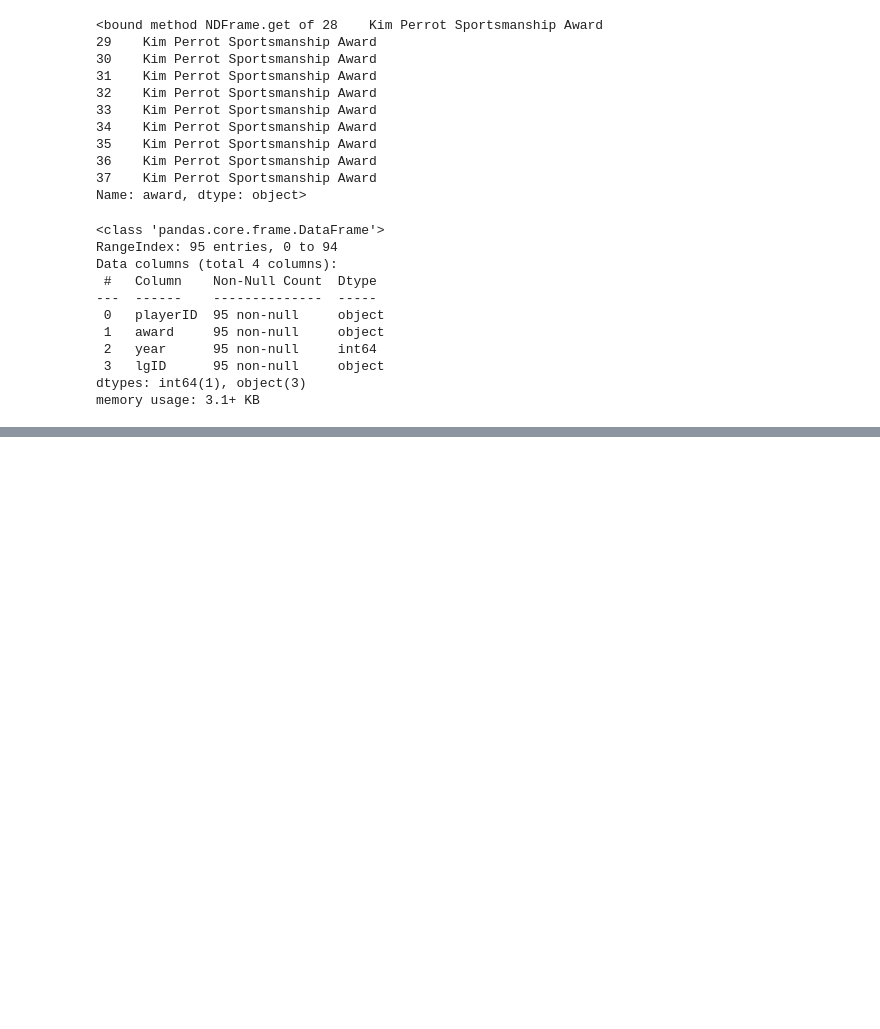
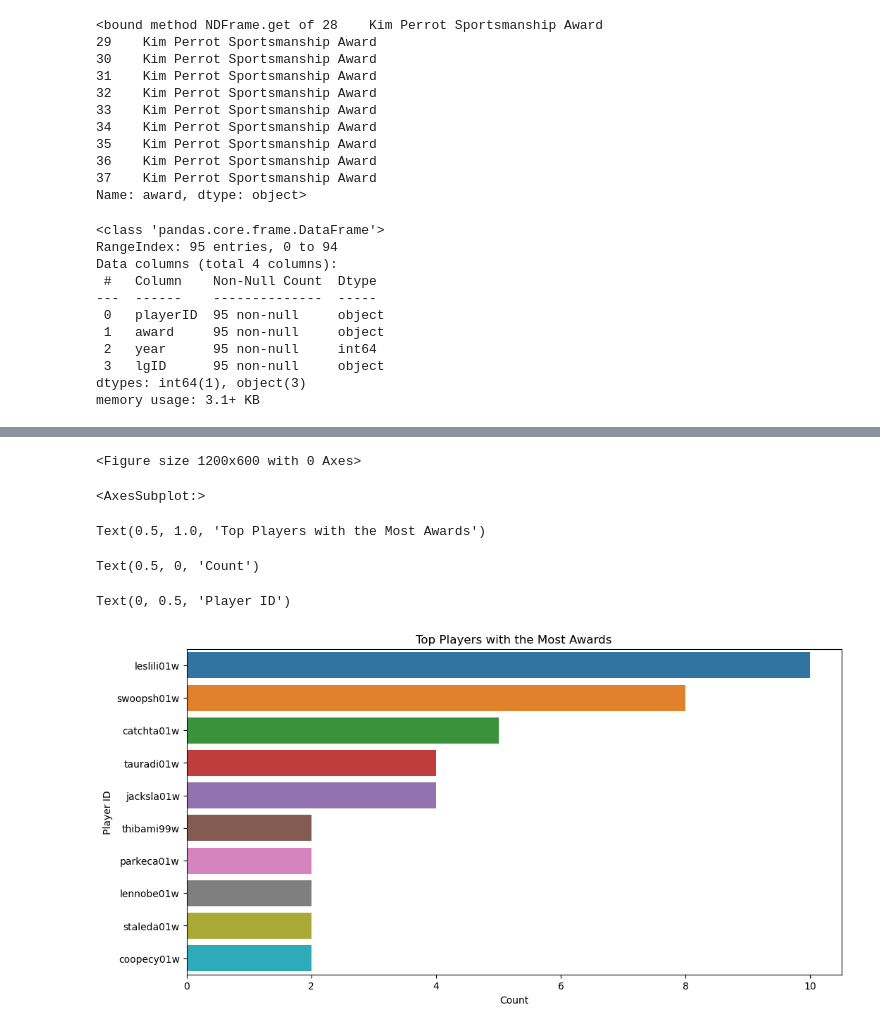
Before and after one commit to DiogoSilva11/AC_proj, a Jupyter notebook: src/awards_players.ipynb, the cells around one changed output, grey strips where cells are left out. Drawn from its saved outputs; the diff is of its cells as text; code cells hidden in the pictures; blank space fills up the shorter version.

```diff
--- a/src/awards_players.ipynb
+++ b/src/awards_players.ipynb
@@ -94,0 +138,16 @@ memory usage: 3.1+ KB
+# %%
+# AWARD COUNTS BY PLAYER
+plt.figure(figsize=(12, 6))
+award_counts = awards_players_data['playerID'].value_counts().head(10)
+sb.barplot(x=award_counts.values, y=award_counts.index, orient='h')
+plt.title('Top Players with the Most Awards')
+plt.xlabel('Count')
+plt.ylabel('Player ID')
+plt.show()
+# %% [output]
+<Figure size 1200x600 with 0 Axes>
+<AxesSubplot:>
+Text(0.5, 1.0, 'Top Players with the Most Awards')
+Text(0.5, 0, 'Count')
+Text(0, 0.5, 'Player ID')
+[figure, added]
```
Also changed, not shown: parts of 2 cells of this notebook.
